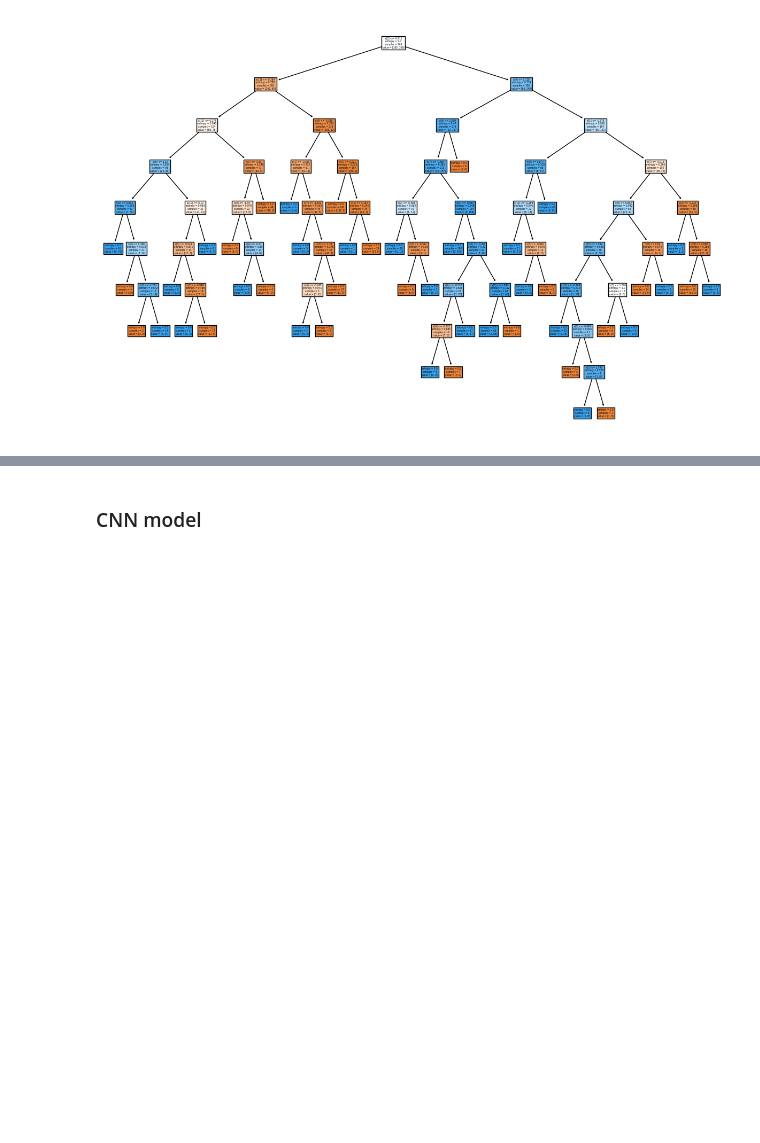
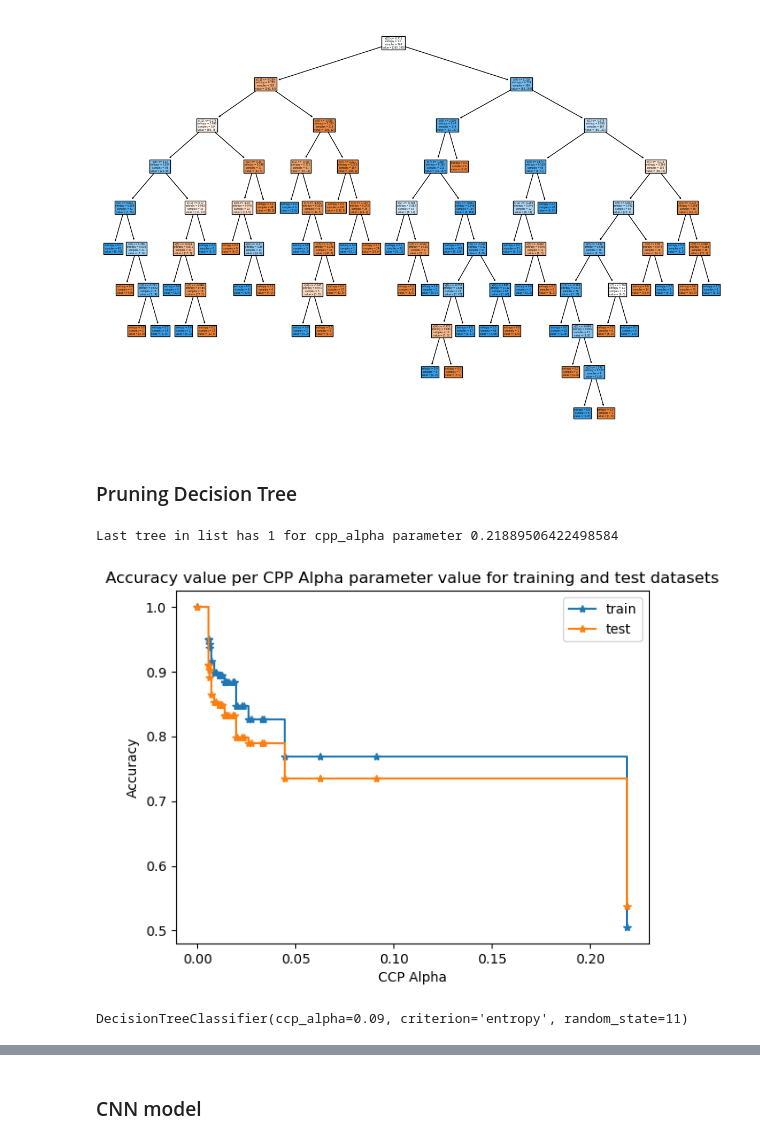
Before and after one commit to paulkli355/HeartFailure_Classification, a Jupyter notebook: classifier.ipynb, the cells around one changed output, grey strips where cells are left out. Cells and saved outputs as stored; diff of their text form; code cells hidden in the pictures; blank space fills up the shorter version.

```diff
--- a/classifier.ipynb
+++ b/classifier.ipynb
@@ -101,3 +117,5 @@ tree.plot_tree(dt_model,filled=True)
  Text(0.9433962264150944, 0.35, 'entropy = 0.0\nsamples = 35\nvalue = [35, 0]'),
  Text(0.9811320754716981, 0.35, 'entropy = 0.0\nsamples = 1\nvalue = [0, 1]')]
 [figure]
+# %% [markdown]
+### Pruning Decision Tree
@@ -103,0 +136,33 @@ tree.plot_tree(dt_model,filled=True)
+# %%
+print(f"Last tree in list has {pdt_models[-1].tree_.node_count} for cpp_alpha parameter {ccp_alphas[-1]}")
+# %% [output]
+Last tree in list has 1 for cpp_alpha parameter 0.21889506422498584
+# %%
+train_scores = [tree.score(x_train, y_train) for tree in pdt_models]
+test_scores = [tree.score(x_test, y_test) for tree in pdt_models]
+
+fig, ax = plt.subplots()
+ax.set_xlabel("CCP Alpha")
+ax.set_ylabel("Accuracy")
+ax.set_title("Accuracy value per CPP Alpha parameter value for training and test datasets")
+ax.plot(ccp_alphas,
+        train_scores,
+        marker='*',
+        label='train',
+        drawstyle="steps-post")
+ax.plot(ccp_alphas,
+        test_scores,
+        marker='*',
+        label='test',
+        drawstyle="steps-post")
+ax.legend()
+plt.show()
+# %% [output]
+[figure, added]
+# %%
+pdt_model = DecisionTreeClassifier(random_state=11,
+                             ccp_alpha=0.09,
+                             criterion='entropy')
+pdt_model.fit(x_train,y_train)
+# %% [output]
+DecisionTreeClassifier(ccp_alpha=0.09, criterion='entropy', random_state=11)
```
Also changed, not shown: parts of 25 cells of this notebook.
